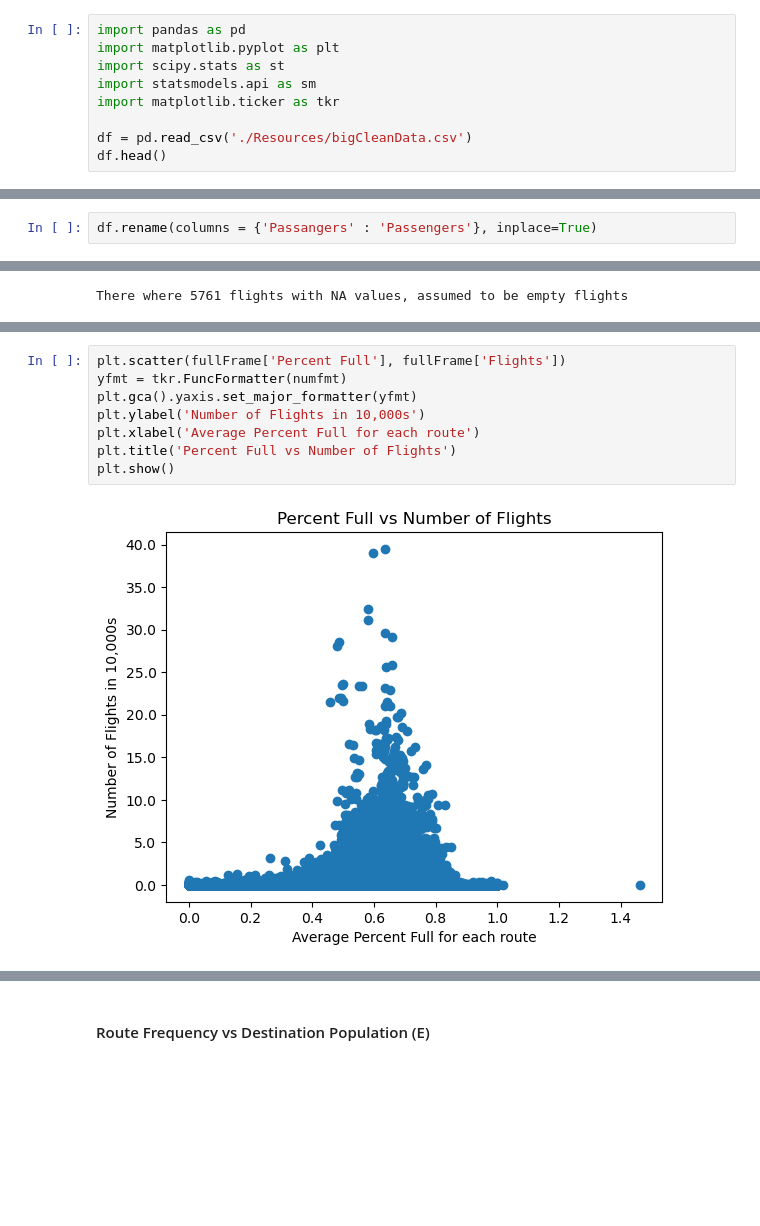
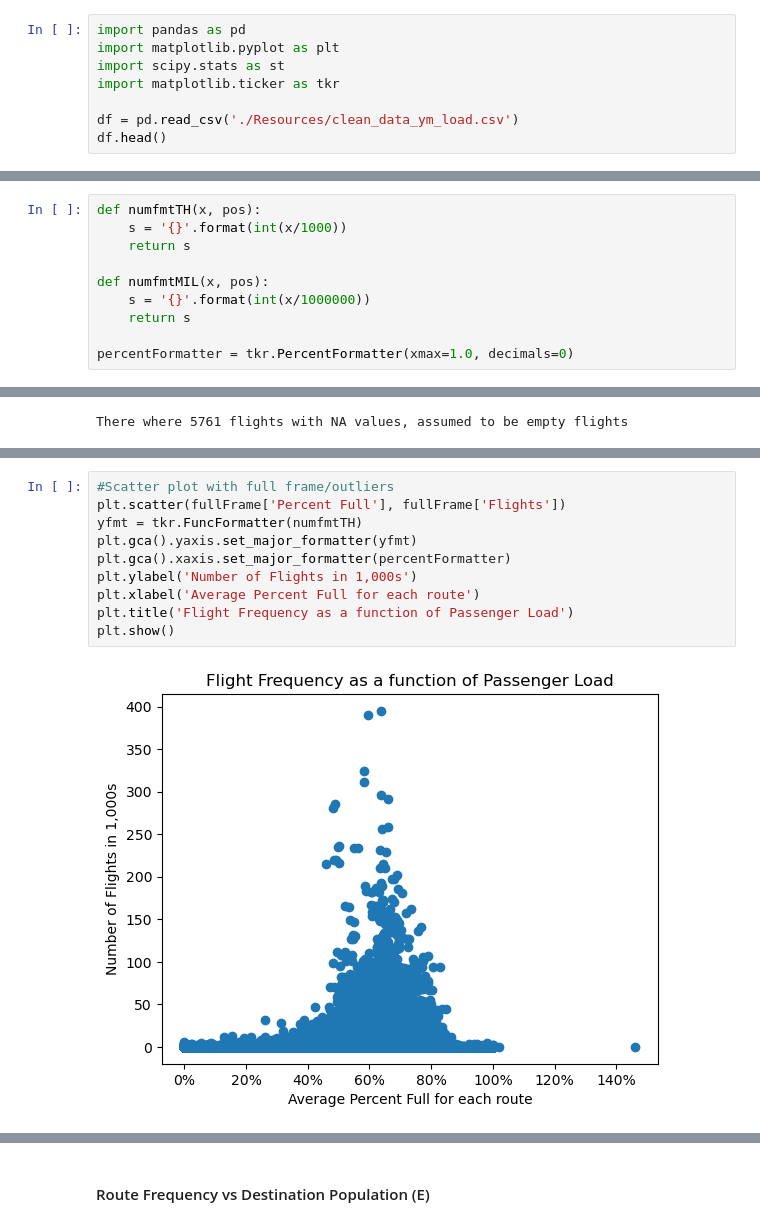
Before and after one commit to gigodata/08-EV-charging, a Jupyter notebook: Chart Generation.ipynb, the cells around one changed output, grey strips where cells are left out. Cells and saved outputs as stored; diff of their text form; blank space fills up the shorter version.

```diff
--- a/Chart Generation.ipynb
+++ b/Chart Generation.ipynb
@@ -2,10 +2,9 @@
 import pandas as pd
 import matplotlib.pyplot as plt
 import scipy.stats as st
-import statsmodels.api as sm
 import matplotlib.ticker as tkr
 
-df = pd.read_csv('./Resources/bigCleanData.csv')
+df = pd.read_csv('./Resources/clean_data_ym_load.csv')
 df.head()
 # %% [output]
 |  | Origin Airport | Origin City | Origin Population | Destination Airport | Destination City | ... |
@@ -21,5 +16,13 @@ def numfmt(x, pos):
-# %%
-df.rename(columns = {'Passangers' : 'Passengers'}, inplace=True)
+# %%
+def numfmtTH(x, pos):
+    s = '{}'.format(int(x/1000))
+    return s
+
+def numfmtMIL(x, pos):
+    s = '{}'.format(int(x/1000000))
+    return s
+
+percentFormatter = tkr.PercentFormatter(xmax=1.0, decimals=0)
 # %%
 # Remove where two columns are equal, this step may be skipped
 # New question: how may airports have flights originating and arriving at themselves?
@@ -175,10 +249,12 @@ There are 268 instances of flights running over capacity
 # %%
+#Scatter plot with full frame/outliers
 plt.scatter(fullFrame['Percent Full'], fullFrame['Flights'])
-yfmt = tkr.FuncFormatter(numfmt)
+yfmt = tkr.FuncFormatter(numfmtTH)
 plt.gca().yaxis.set_major_formatter(yfmt)
-plt.ylabel('Number of Flights in 10,000s')
+plt.gca().xaxis.set_major_formatter(percentFormatter)
+plt.ylabel('Number of Flights in 1,000s')
 plt.xlabel('Average Percent Full for each route')
-plt.title('Percent Full vs Number of Flights')
+plt.title('Flight Frequency as a function of Passenger Load')
 plt.show()
 # %% [output]
-[figure, old version]
+[figure, new version]
```
Also changed, not shown: parts of 25 cells of this notebook, 2 other files.
